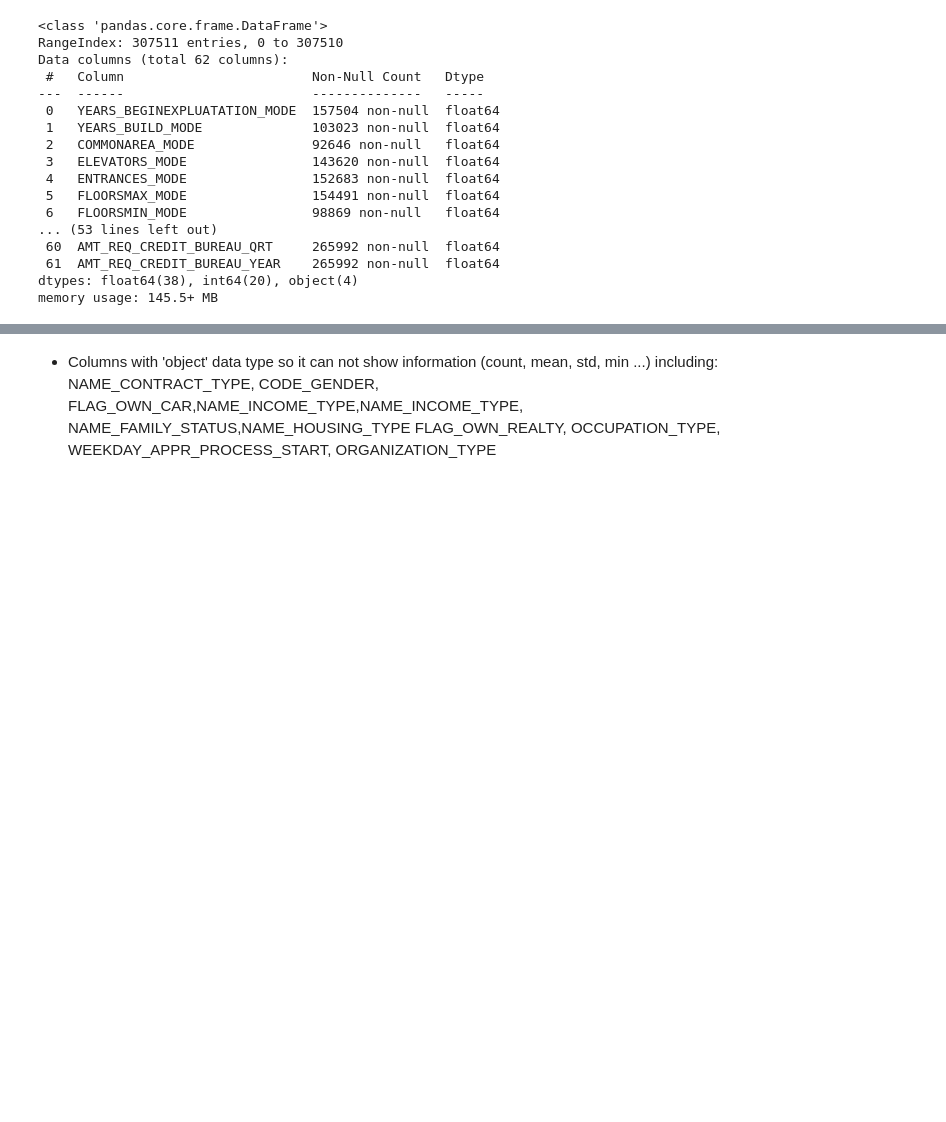
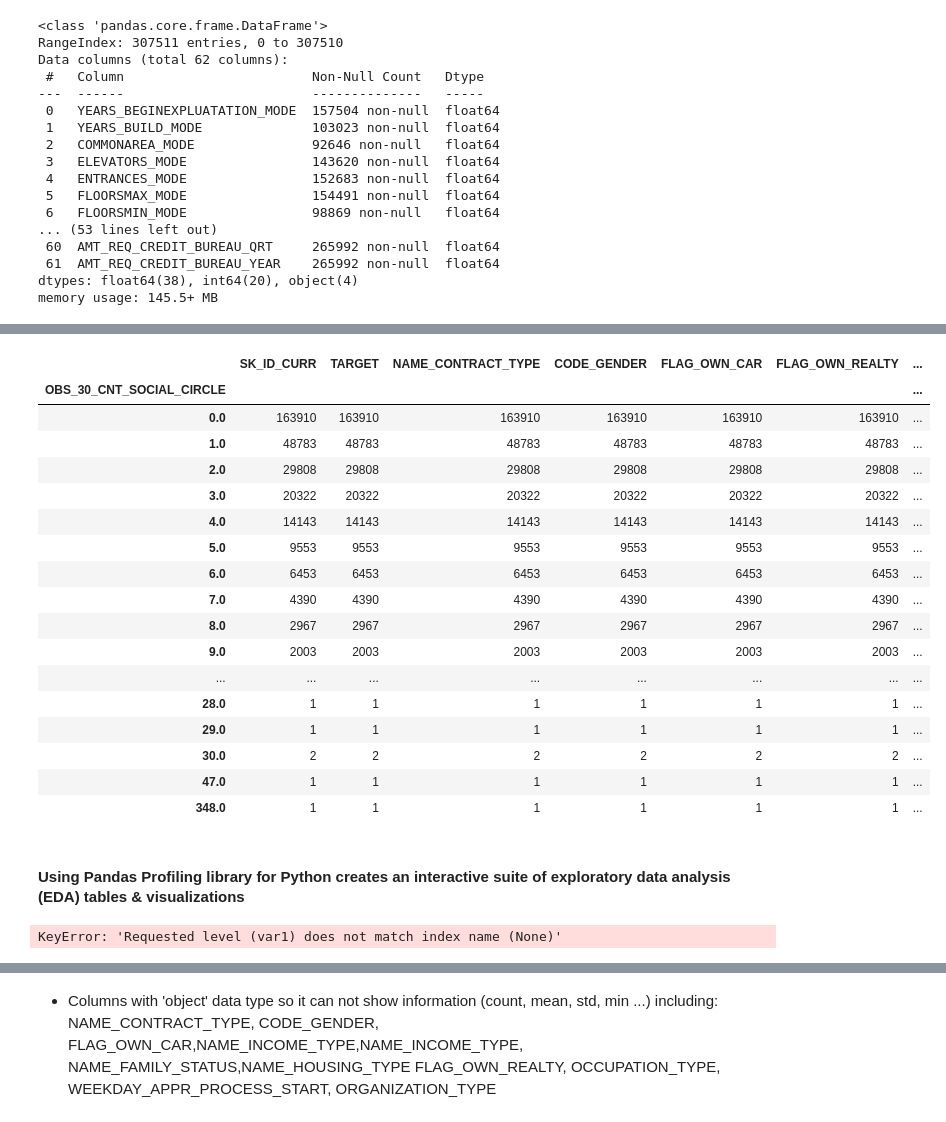
Before and after one commit to ytran71/ProgrammingProject_FinanceData, a Jupyter notebook: Explore_application_train.ipynb, the cells around one changed output, grey strips where cells are left out. Saved outputs shown, nothing was run; the diff lists cells and outputs as text; code cells hidden in the pictures; blank space fills up the shorter version.

Commit message:
Replace null value

```diff
--- a/Explore_application_train.ipynb
+++ b/Explore_application_train.ipynb
@@ -123,0 +152,4 @@ SyntaxError: invalid syntax (1581552133.py, line 2)
+# %%
+# Calculate the percentage of null value
+per_nullvalue = count_nullvalue/application_train.shape[0]
+per_nullvalue
@@ -123,0 +174,4 @@ SyntaxError: invalid syntax (1581552133.py, line 2)
+# %%
+# The amount of variales that have the null value percentage > 40%
+per_nullvalue_greater40 = per_nullvalue[per_nullvalue >= 0.4]
+per_nullvalue_greater40.count()
@@ -123,0 +180,4 @@ SyntaxError: invalid syntax (1581552133.py, line 2)
+# %%
+# The droping of variales that have the null value percentage > 40%
+application_train_1st_remove = application_train.drop(columns = [i for i in per_nullvalue_greater40.index])
+application_train_1st_remove.info()
@@ -123,0 +202,12 @@ SyntaxError: invalid syntax (1581552133.py, line 2)
+# %%
+# "AMT_ANNUITY" is Loan annuity, so we replace "NULL" = 0 : the customer don't have loan annuity.
+application_train_1st_remove["AMT_ANNUITY"].fillna(0,inplace = True)
+# "AMT_GOODS_PRICE" is For consumer loans it is the price of the goods for which the loan is given, so we replace "NULL" = 0 : the customer don't have  consumer loans.
+application_train_1st_remove["AMT_GOODS_PRICE"].fillna(0,inplace = True)
+# "NAME_TYPE_SUITE":Who was accompanying client when he was applying for the loan, so replace "NULL" by "Unaccompanied"
+application_train_1st_remove["NAME_TYPE_SUITE"].fillna("Unaccompanied",inplace = True)
+# "OCCUPATION_TYPE": What kind of occupation does the client have, replace "NULL" by "NoInformation"
+application_train_1st_remove["OCCUPATION_TYPE"].fillna("NoInformation",inplace = True)
+# "CNT_FAM_MEMBERS": How many family members does client have, replace "NULL" = 0
+application_train_1st_remove["CNT_FAM_MEMBERS"].fillna(0,inplace = True)
+# EXT_SOURCE_2, EXT_SOURCE_3
@@ -123,0 +234,23 @@ SyntaxError: invalid syntax (1581552133.py, line 2)
+# %%
+application_train_1st_remove.groupby('OBS_30_CNT_SOCIAL_CIRCLE').count()
+# %% [output]
+|  | SK_ID_CURR | TARGET | NAME_CONTRACT_TYPE | CODE_GENDER | FLAG_OWN_CAR | FLAG_OWN_REALTY | ... |
+| OBS_30_CNT_SOCIAL_CIRCLE |  |  |  |  |  |  | ... |
+| 0.0 | 163910 | 163910 | 163910 | 163910 | 163910 | 163910 | ... |
+| 1.0 | 48783 | 48783 | 48783 | 48783 | 48783 | 48783 | ... |
+| 2.0 | 29808 | 29808 | 29808 | 29808 | 29808 | 29808 | ... |
+| 3.0 | 20322 | 20322 | 20322 | 20322 | 20322 | 20322 | ... |
+| 4.0 | 14143 | 14143 | 14143 | 14143 | 14143 | 14143 | ... |
+| 5.0 | 9553 | 9553 | 9553 | 9553 | 9553 | 9553 | ... |
+| 6.0 | 6453 | 6453 | 6453 | 6453 | 6453 | 6453 | ... |
+| 7.0 | 4390 | 4390 | 4390 | 4390 | 4390 | 4390 | ... |
+| 8.0 | 2967 | 2967 | 2967 | 2967 | 2967 | 2967 | ... |
+| 9.0 | 2003 | 2003 | 2003 | 2003 | 2003 | 2003 | ... |
+| ... | ... | ... | ... | ... | ... | ... | ... |
+| 28.0 | 1 | 1 | 1 | 1 | 1 | 1 | ... |
+| 29.0 | 1 | 1 | 1 | 1 | 1 | 1 | ... |
+| 30.0 | 2 | 2 | 2 | 2 | 2 | 2 | ... |
+| 47.0 | 1 | 1 | 1 | 1 | 1 | 1 | ... |
+| 348.0 | 1 | 1 | 1 | 1 | 1 | 1 | ... |
+# %% [markdown]
+####   Using Pandas Profiling library for Python creates an interactive suite of exploratory data analysis (EDA) tables & visualizations
@@ -123,0 +261,4 @@ SyntaxError: invalid syntax (1581552133.py, line 2)
+# %%
+application_train_1st_remove_10var = ProfileReport(application_train_1st_remove.iloc[:,0:20], title = "Analysis application_train data")
+# %% [output]
+KeyError: 'Requested level (var1) does not match index name (None)'
```
Also changed, not shown: parts of 41 cells of this notebook.
